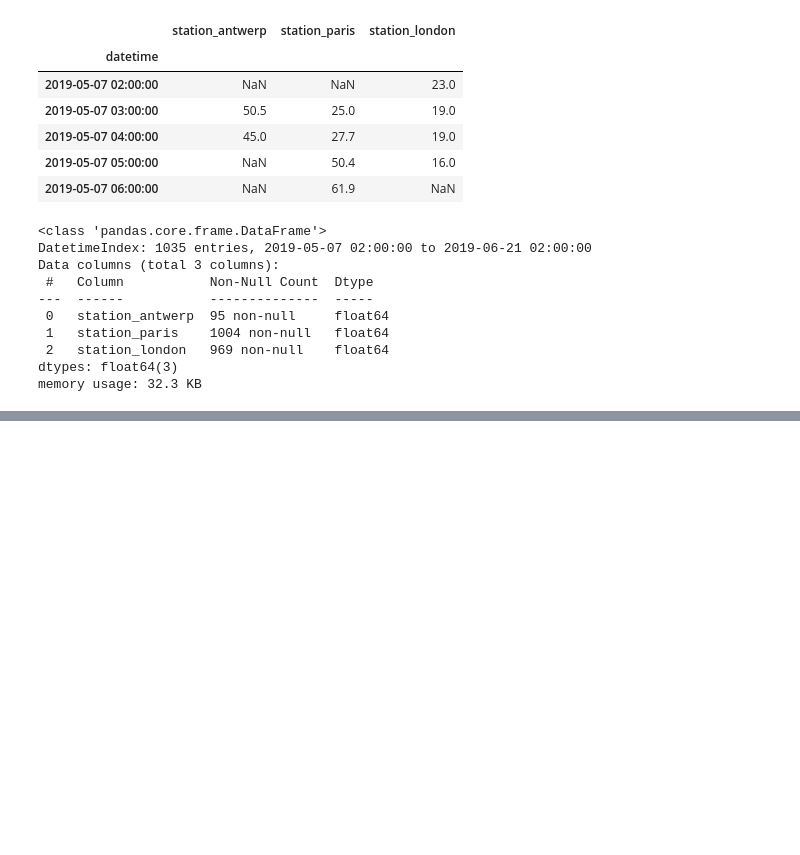
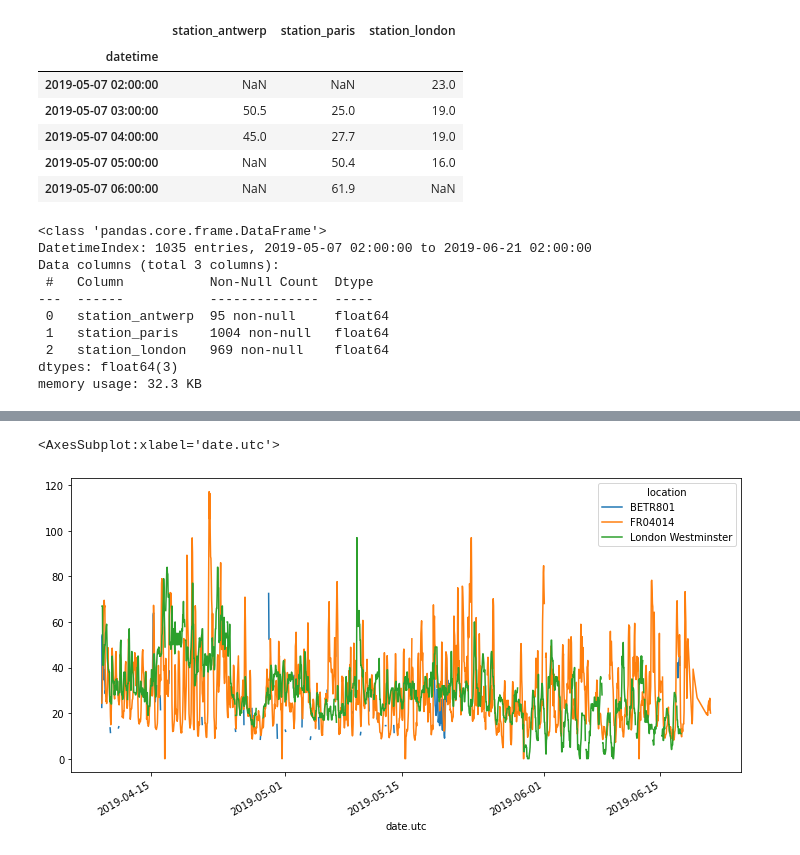
Before and after one commit to UtsavParashar/PythonProblems, a Jupyter notebook: PandasOffDoc.ipynb, the cells around one changed output, grey strips where cells are left out. Drawn from its saved outputs; the diff is of its cells as text; code cells hidden in the pictures; blank space fills up the shorter version.

Commit message:
Reshape using sort_values, pivot and pivot_table

```diff
--- a/PandasOffDoc.ipynb
+++ b/PandasOffDoc.ipynb
@@ -473,0 +473,3 @@ Name: Pclass, dtype: int64
+# %%
+air_quality = pd.read_csv('data/air_quality_long.csv', index_col='date.utc', parse_dates=True) # date.utc is a column in dataset
+air_quality.head()
@@ -473,0 +524,3 @@ Name: Pclass, dtype: int64
+# %%
+no2 = air_quality[air_quality['parameter'] == 'no2']
+no2.head()
@@ -473,0 +535,5 @@ Name: Pclass, dtype: int64
+# %%
+no2.pivot(columns='location', values='value').plot(figsize = (12, 6))
+# %% [output]
+<AxesSubplot:xlabel='date.utc'>
+[figure, added]
```
Also changed, not shown: parts of 63 cells of this notebook, 1 other file.
